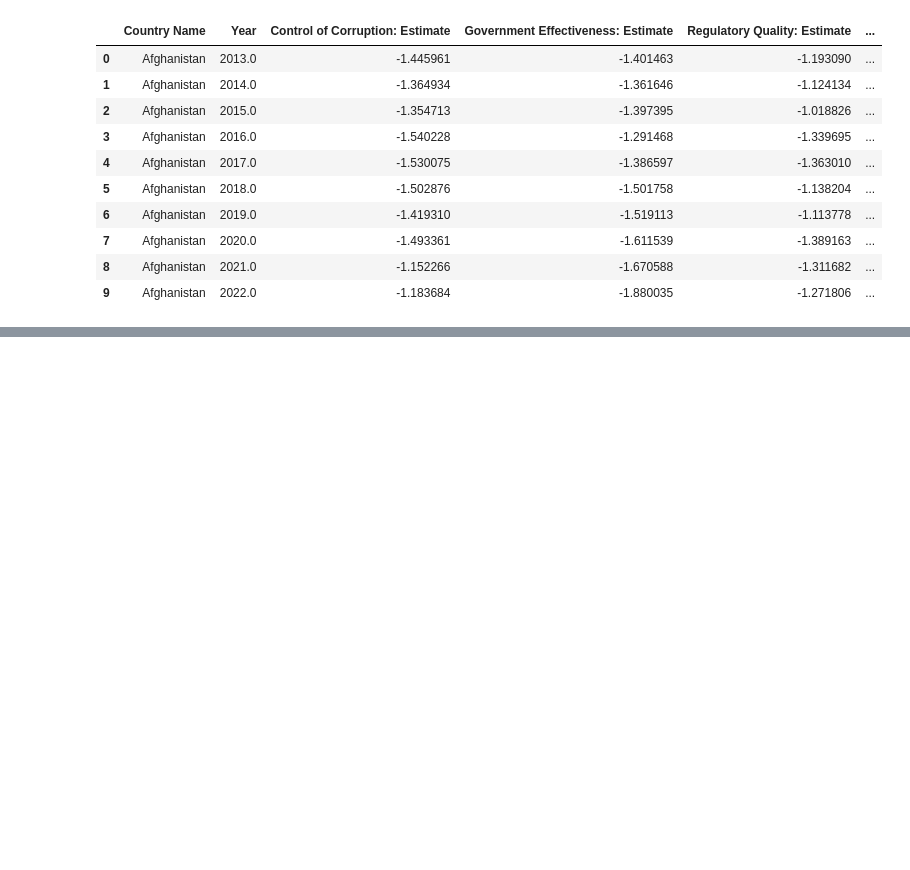
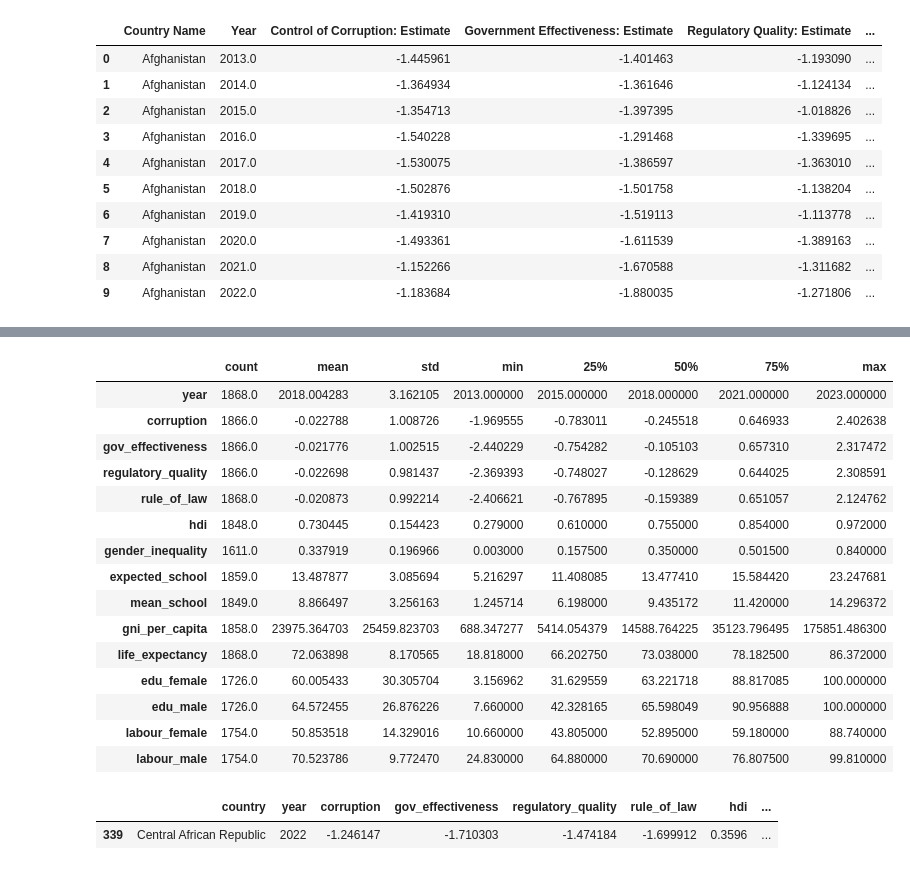
Before and after one commit to moonexca/governance-effectiveness-global-society-ml, a Jupyter notebook: MachineLearning_SoledadYash.ipynb, the cells around one changed output, grey strips where cells are left out. Cells and saved outputs as stored; diff of their text form; code cells hidden in the pictures; blank space fills up the shorter version.

```diff
--- a/MachineLearning_SoledadYash.ipynb
+++ b/MachineLearning_SoledadYash.ipynb
@@ -288,0 +361,21 @@ merged_final.head(10)
+# %%
+df.isnull().sum().sort_values(ascending=False)
+df.duplicated().sum()
+display(df.describe().T)
+# %% [output]
+|  | count | mean | std | min | 25% | 50% | 75% | max |
+| year | 1868.0 | 2018.004283 | 3.162105 | 2013.000000 | 2015.000000 | 2018.000000 | 2021.000000 | 2023.000000 |
+| corruption | 1866.0 | -0.022788 | 1.008726 | -1.969555 | -0.783011 | -0.245518 | 0.646933 | 2.402638 |
+| gov_effectiveness | 1866.0 | -0.021776 | 1.002515 | -2.440229 | -0.754282 | -0.105103 | 0.657310 | 2.317472 |
+| regulatory_quality | 1866.0 | -0.022698 | 0.981437 | -2.369393 | -0.748027 | -0.128629 | 0.644025 | 2.308591 |
+| rule_of_law | 1868.0 | -0.020873 | 0.992214 | -2.406621 | -0.767895 | -0.159389 | 0.651057 | 2.124762 |
+| hdi | 1848.0 | 0.730445 | 0.154423 | 0.279000 | 0.610000 | 0.755000 | 0.854000 | 0.972000 |
+| gender_inequality | 1611.0 | 0.337919 | 0.196966 | 0.003000 | 0.157500 | 0.350000 | 0.501500 | 0.840000 |
+| expected_school | 1859.0 | 13.487877 | 3.085694 | 5.216297 | 11.408085 | 13.477410 | 15.584420 | 23.247681 |
+| mean_school | 1849.0 | 8.866497 | 3.256163 | 1.245714 | 6.198000 | 9.435172 | 11.420000 | 14.296372 |
+| gni_per_capita | 1858.0 | 23975.364703 | 25459.823703 | 688.347277 | 5414.054379 | 14588.764225 | 35123.796495 | 175851.486300 |
+| life_expectancy | 1868.0 | 72.063898 | 8.170565 | 18.818000 | 66.202750 | 73.038000 | 78.182500 | 86.372000 |
+| edu_female | 1726.0 | 60.005433 | 30.305704 | 3.156962 | 31.629559 | 63.221718 | 88.817085 | 100.000000 |
+| edu_male | 1726.0 | 64.572455 | 26.876226 | 7.660000 | 42.328165 | 65.598049 | 90.956888 | 100.000000 |
+| labour_female | 1754.0 | 50.853518 | 14.329016 | 10.660000 | 43.805000 | 52.895000 | 59.180000 | 88.740000 |
+| labour_male | 1754.0 | 70.523786 | 9.772470 | 24.830000 | 64.880000 | 70.690000 | 76.807500 | 99.810000 |
@@ -288,0 +384,7 @@ merged_final.head(10)
+# %%
+df[df['life_expectancy'] < 30]
+#A data quality inspection identified an unrealistic life expectancy value (18.8 years) for the Central African Republic in 2022.
+#To ensure analytical validity, this outlier was corrected by imputing the country’s average life expectancy from previous years, as no human population at national scale can exhibit such a low figure in modern datasets
+# %% [output]
+|  | country | year | corruption | gov_effectiveness | regulatory_quality | rule_of_law | hdi | ... |
+| 339 | Central African Republic | 2022 | -1.246147 | -1.710303 | -1.474184 | -1.699912 | 0.3596 | ... |
```
Also changed, not shown: parts of 17 cells of this notebook.
